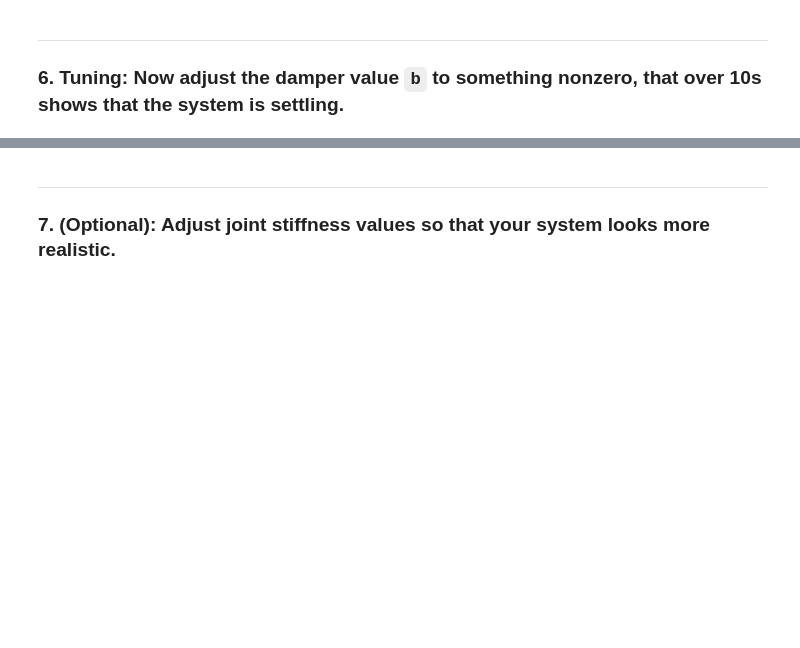
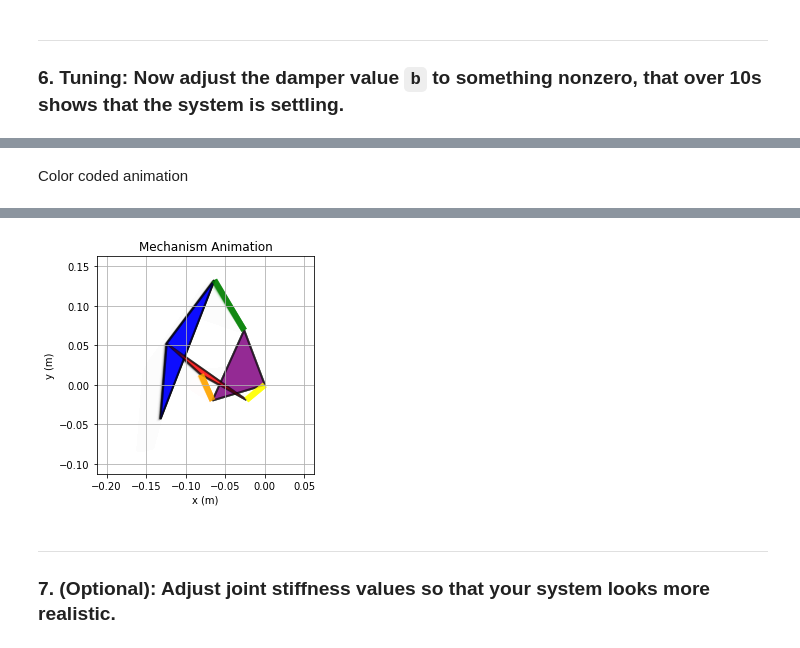
Before and after one commit to arnoldjames98/arnoldjames98.github.io, a Jupyter notebook: systemDynamics.ipynb, the cells around one changed output, grey strips where cells are left out. Saved outputs shown, nothing was run; the diff lists cells and outputs as text; code cells hidden in the pictures; blank space fills up the shorter version.

```diff
--- a/systemDynamics.ipynb
+++ b/systemDynamics.ipynb
@@ -650,0 +741,13 @@ t.size
+# %% [markdown]
+Color coded animation
+# %%
+fig, ax = plt.subplots()
+
+plt.title('Mechanism Animation')
+plt.xlabel('x (m)')
+plt.ylabel('y (m)')
+plt.grid()
+
+anim = FuncAnimation(fig, animate, frames=t.size, interval=fps, blit=True)
+HTML(anim.to_html5_video())
+# %% [output]
@@ -651,3 +755,4 @@ t.size
+[figure, added]
 # %% [markdown]
 
 
```
Also changed, not shown: parts of 39 cells of this notebook.
